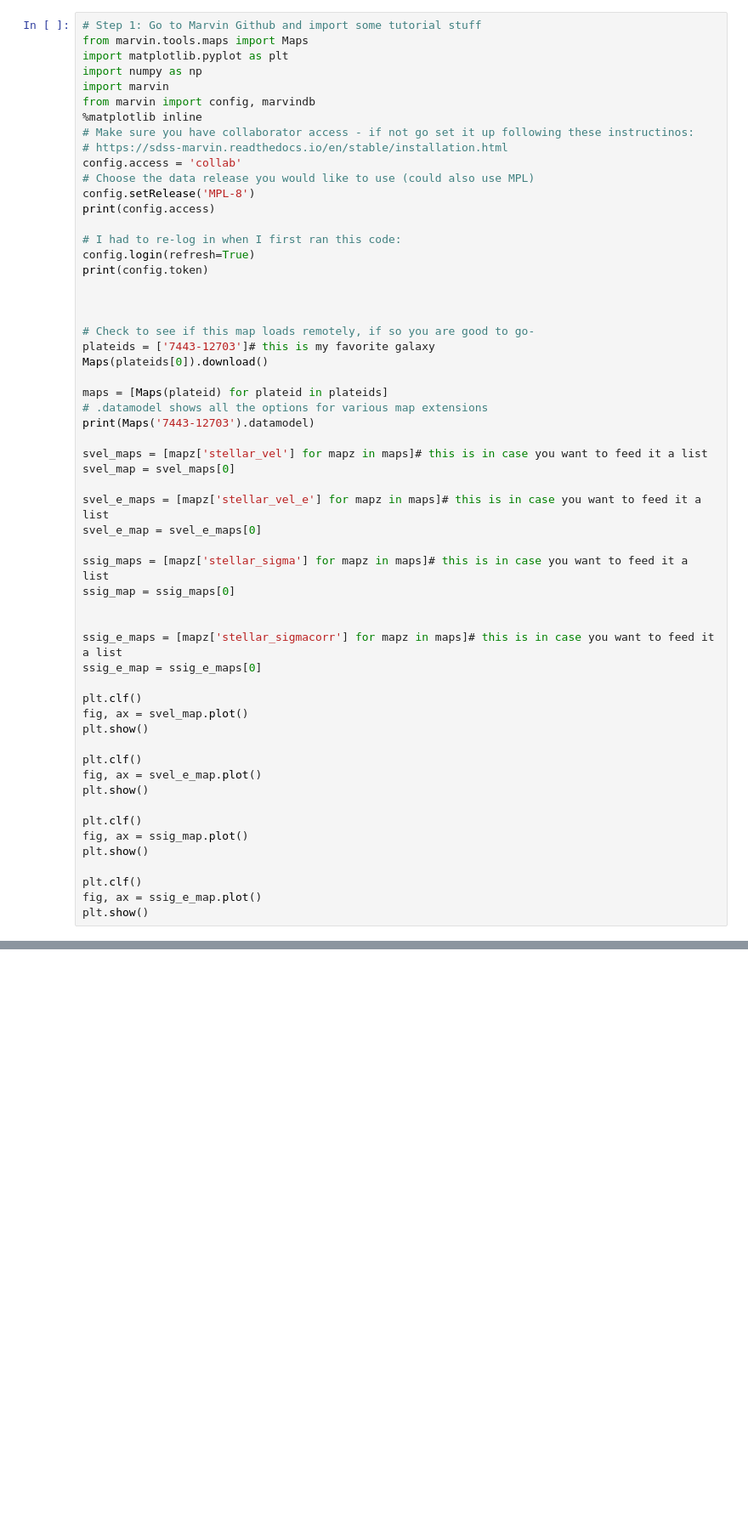
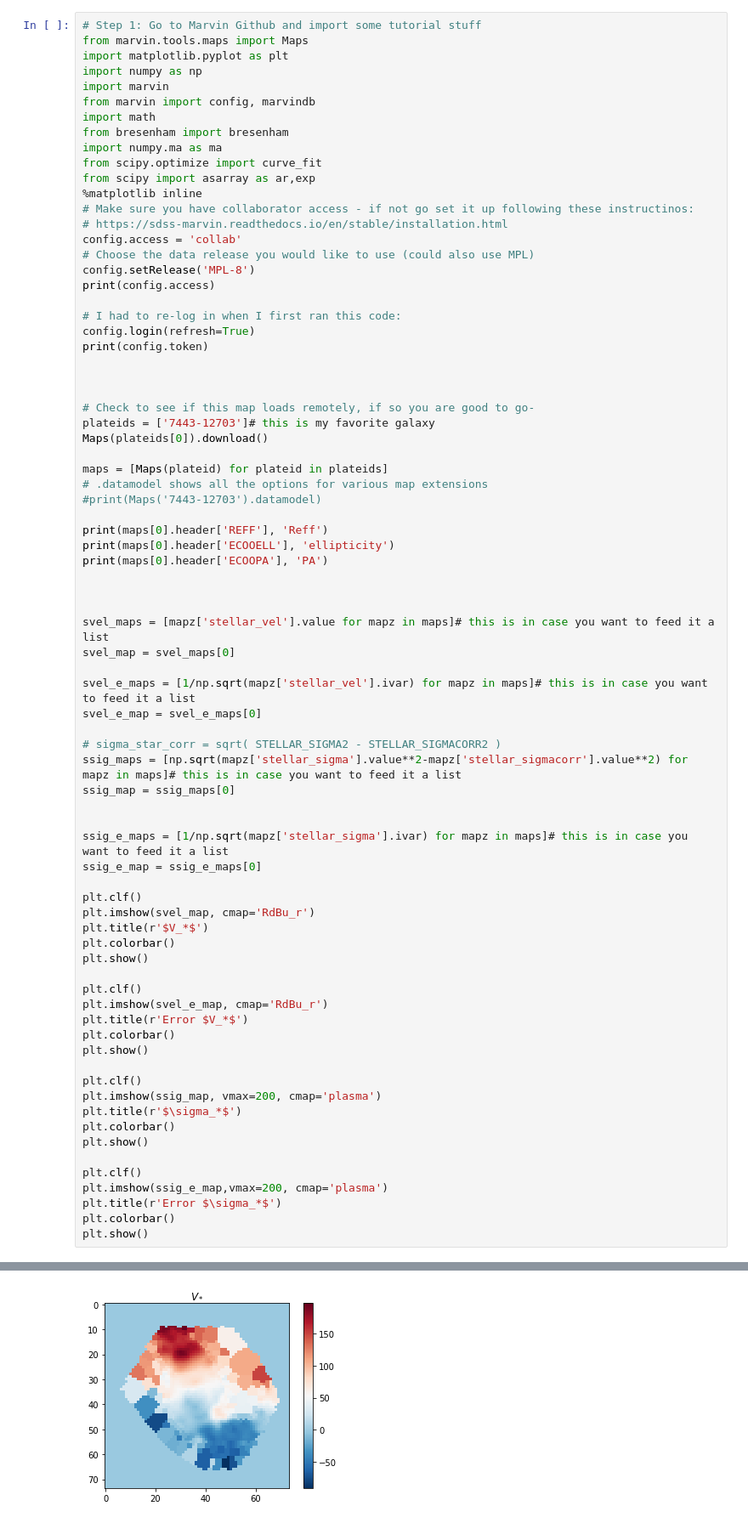
Before and after one commit to beckynevin/MaNGA_Kinemetry_Tool, a Jupyter notebook: Extract_Kinemetry_txt.ipynb, the cells around one changed output, grey strips where cells are left out. Shown at 85% size. Cells and saved outputs as stored; diff of their text form; blank space fills up the shorter version.

```diff
--- a/Extract_Kinemetry_txt.ipynb
+++ b/Extract_Kinemetry_txt.ipynb
@@ -5,6 +5,11 @@ import matplotlib.pyplot as plt
 import numpy as np
 import marvin
 from marvin import config, marvindb
+import math
+from bresenham import bresenham
+import numpy.ma as ma
+from scipy.optimize import curve_fit
+from scipy import asarray as ar,exp
 %matplotlib inline
 # Make sure you have collaborator access - if not go set it up following these instructinos:
 # https://sdss-marvin.readthedocs.io/en/stable/installation.html
@@ -25,35 +30,50 @@ Maps(plateids[0]).download()
 
 maps = [Maps(plateid) for plateid in plateids]
 # .datamodel shows all the options for various map extensions
-print(Maps('7443-12703').datamodel)
+#print(Maps('7443-12703').datamodel)
 
-svel_maps = [mapz['stellar_vel'] for mapz in maps]# this is in case you want to feed it a list
+print(maps[0].header['REFF'], 'Reff')
+print(maps[0].header['ECOOELL'], 'ellipticity')
+print(maps[0].header['ECOOPA'], 'PA')
+
+
+
+svel_maps = [mapz['stellar_vel'].value for mapz in maps]# this is in case you want to feed it a list
 svel_map = svel_maps[0]
 
-svel_e_maps = [mapz['stellar_vel_e'] for mapz in maps]# this is in case you want to feed it a list
+svel_e_maps = [1/np.sqrt(mapz['stellar_vel'].ivar) for mapz in maps]# this is in case you want to feed it a list
 svel_e_map = svel_e_maps[0]
 
-ssig_maps = [mapz['stellar_sigma'] for mapz in maps]# this is in case you want to feed it a list
+# sigma_star_corr = sqrt( STELLAR_SIGMA2 - STELLAR_SIGMACORR2 )
+ssig_maps = [np.sqrt(mapz['stellar_sigma'].value**2-mapz['stellar_sigmacorr'].value**2) for mapz in maps]# this is in case you want to feed it a list
 ssig_map = ssig_maps[0]
 
 
-ssig_e_maps = [mapz['stellar_sigmacorr'] for mapz in maps]# this is in case you want to feed it a list
+ssig_e_maps = [1/np.sqrt(mapz['stellar_sigma'].ivar) for mapz in maps]# this is in case you want to feed it a list
 ssig_e_map = ssig_e_maps[0]
 
 plt.clf()
-fig, ax = svel_map.plot()
+plt.imshow(svel_map, cmap='RdBu_r')
+plt.title(r'$V_*$')
+plt.colorbar()
 plt.show()
 
 plt.clf()
-fig, ax = svel_e_map.plot()
+plt.imshow(svel_e_map, cmap='RdBu_r')
+plt.title(r'Error $V_*$')
+plt.colorbar()
 plt.show()
 
 plt.clf()
-fig, ax = ssig_map.plot()
+plt.imshow(ssig_map, vmax=200, cmap='plasma')
+plt.title(r'$\sigma_*$')
+plt.colorbar()
 plt.show()
 
 plt.clf()
-fig, ax = ssig_e_map.plot()
+plt.imshow(ssig_e_map,vmax=200, cmap='plasma')
+plt.title(r'Error $\sigma_*$')
+plt.colorbar()
 plt.show()
 # %% [output]
 collab
@@ -61,0 +86 @@ SDSS_ACCESS> syncing... please wait
+[figure, added]
```
Also changed, not shown: parts of 4 cells of this notebook.
